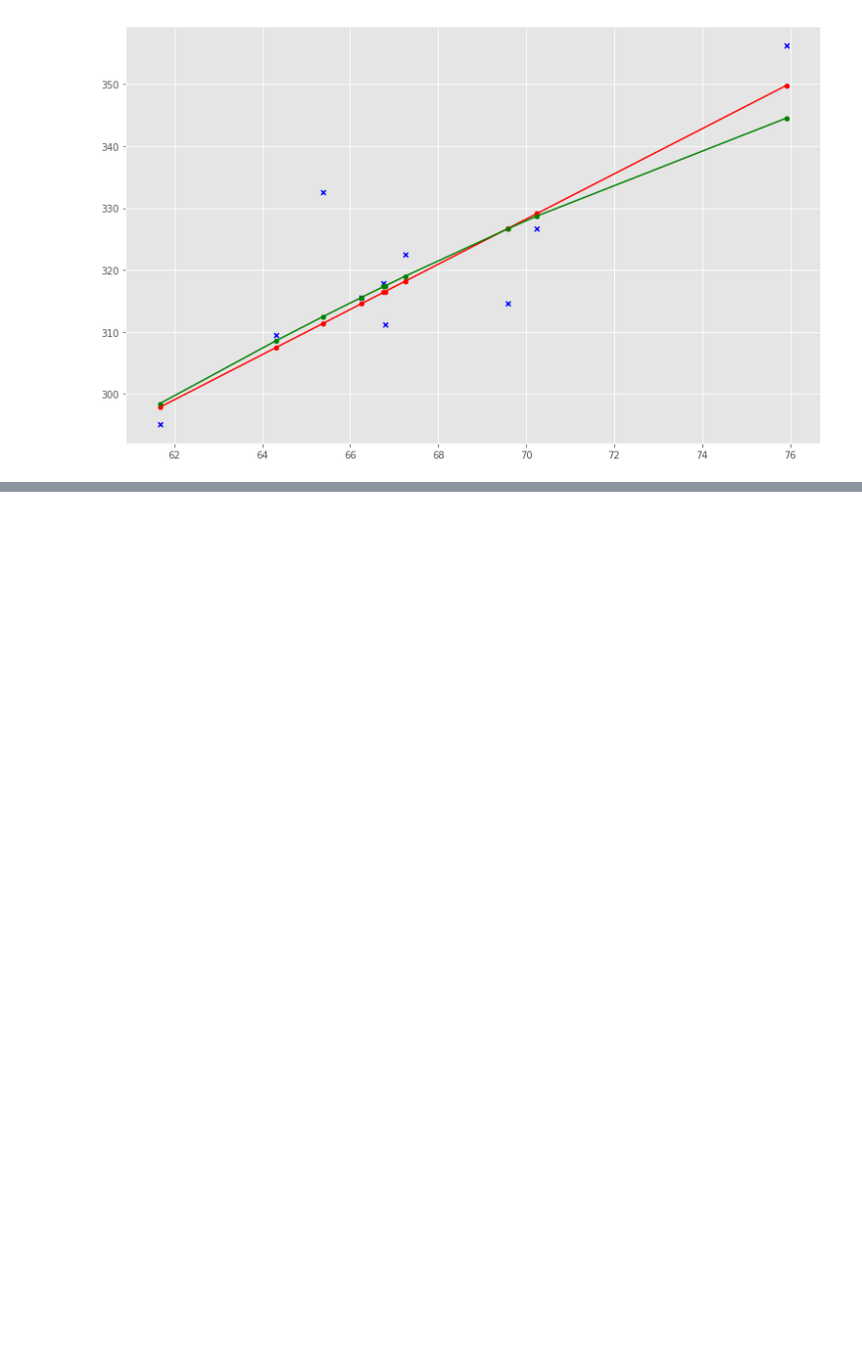
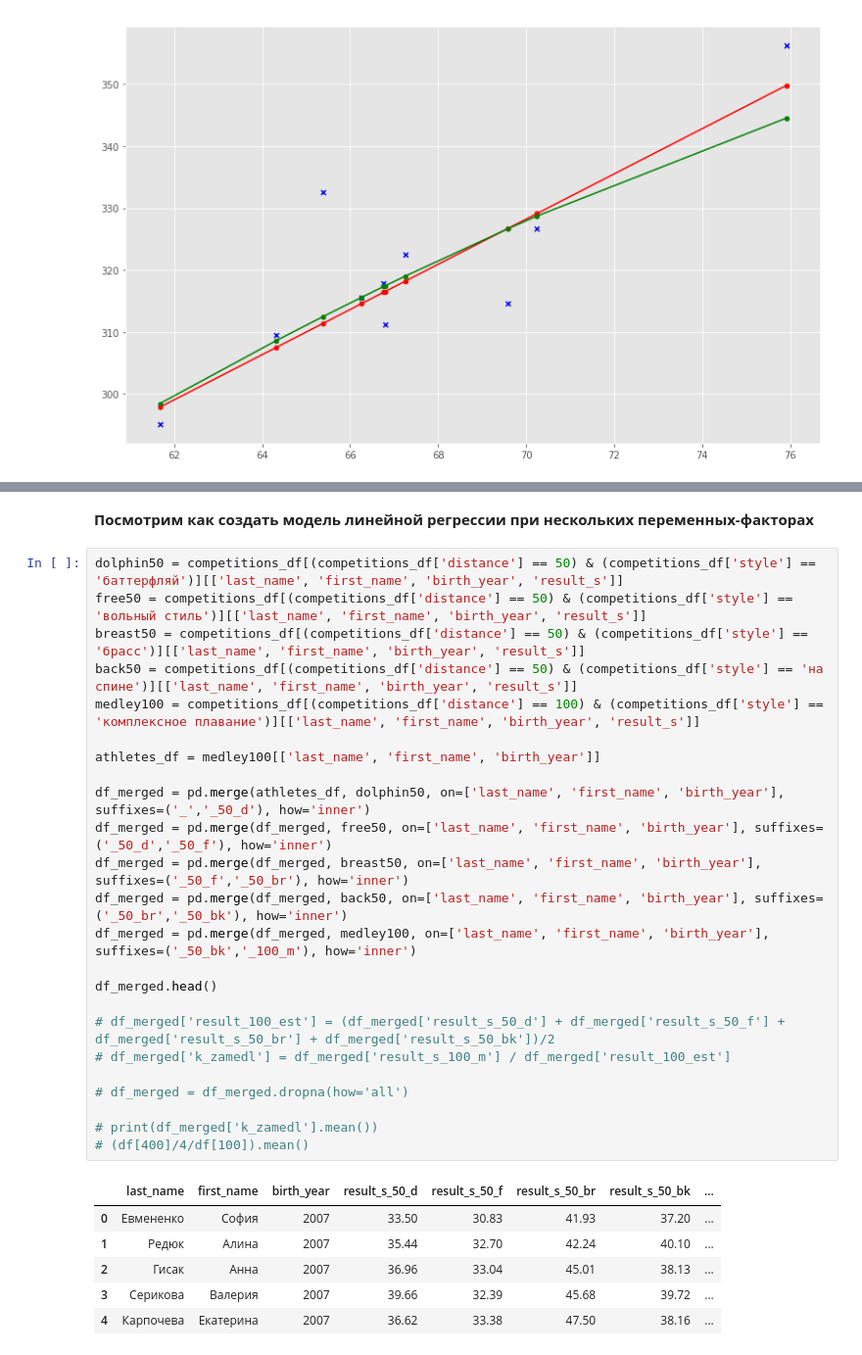
Before and after one commit to timoti1/T-SQL, a Jupyter notebook: Data Analysis/03_classification.ipynb, the cells around one changed output, grey strips where cells are left out. Shown at 98% size. Cells and saved outputs as stored; diff of their text form; blank space fills up the shorter version.

```diff
--- a/Data Analysis/03_classification.ipynb
+++ b/Data Analysis/03_classification.ipynb
@@ -701,3 +661,36 @@ set(specializations2) - set(specializations1)
  (('Фрошин', 'Влад'), 'стайер'),
  (('Чугуй', 'Яков'), 'спринтер'),
  (('Янков', 'Антон'), 'спринтер')}
+# %% [markdown]
+**Посмотрим как создать модель линейной регрессии при нескольких переменных-факторах**
+# %%
+dolphin50 = competitions_df[(competitions_df['distance'] == 50) & (competitions_df['style'] == 'баттерфляй')][['last_name', 'first_name', 'birth_year', 'result_s']]
+free50 = competitions_df[(competitions_df['distance'] == 50) & (competitions_df['style'] == 'вольный стиль')][['last_name', 'first_name', 'birth_year', 'result_s']]
+breast50 = competitions_df[(competitions_df['distance'] == 50) & (competitions_df['style'] == 'брасс')][['last_name', 'first_name', 'birth_year', 'result_s']]
+back50 = competitions_df[(competitions_df['distance'] == 50) & (competitions_df['style'] == 'на спине')][['last_name', 'first_name', 'birth_year', 'result_s']]
+medley100 = competitions_df[(competitions_df['distance'] == 100) & (competitions_df['style'] == 'комплексное плавание')][['last_name', 'first_name', 'birth_year', 'result_s']]
+
+athletes_df = medley100[['last_name', 'first_name', 'birth_year']]
+
+df_merged = pd.merge(athletes_df, dolphin50, on=['last_name', 'first_name', 'birth_year'], suffixes=('_','_50_d'), how='inner')
+df_merged = pd.merge(df_merged, free50, on=['last_name', 'first_name', 'birth_year'], suffixes=('_50_d','_50_f'), how='inner')
+df_merged = pd.merge(df_merged, breast50, on=['last_name', 'first_name', 'birth_year'], suffixes=('_50_f','_50_br'), how='inner')
+df_merged = pd.merge(df_merged, back50, on=['last_name', 'first_name', 'birth_year'], suffixes=('_50_br','_50_bk'), how='inner')
+df_merged = pd.merge(df_merged, medley100, on=['last_name', 'first_name', 'birth_year'], suffixes=('_50_bk','_100_m'), how='inner')
+
+df_merged.head()
+
+# df_merged['result_100_est'] = (df_merged['result_s_50_d'] + df_merged['result_s_50_f'] + df_merged['result_s_50_br'] + df_merged['result_s_50_bk'])/2
+# df_merged['k_zamedl'] = df_merged['result_s_100_m'] / df_merged['result_100_est']
+
+# df_merged = df_merged.dropna(how='all')
+
+# print(df_merged['k_zamedl'].mean())
+# (df[400]/4/df[100]).mean()
+# %% [output]
+|  | last_name | first_name | birth_year | result_s_50_d | result_s_50_f | result_s_50_br | result_s_50_bk | ... |
+| 0 | Евмененко | София | 2007 | 33.50 | 30.83 | 41.93 | 37.20 | ... |
+| 1 | Редюк | Алина | 2007 | 35.44 | 32.70 | 42.24 | 40.10 | ... |
+| 2 | Гисак | Анна | 2007 | 36.96 | 33.04 | 45.01 | 38.13 | ... |
+| 3 | Серикова | Валерия | 2007 | 39.66 | 32.39 | 45.68 | 39.72 | ... |
+| 4 | Карпочева | Екатерина | 2007 | 36.62 | 33.38 | 47.50 | 38.16 | ... |
```
Also changed, not shown: parts of 26 cells of this notebook.
